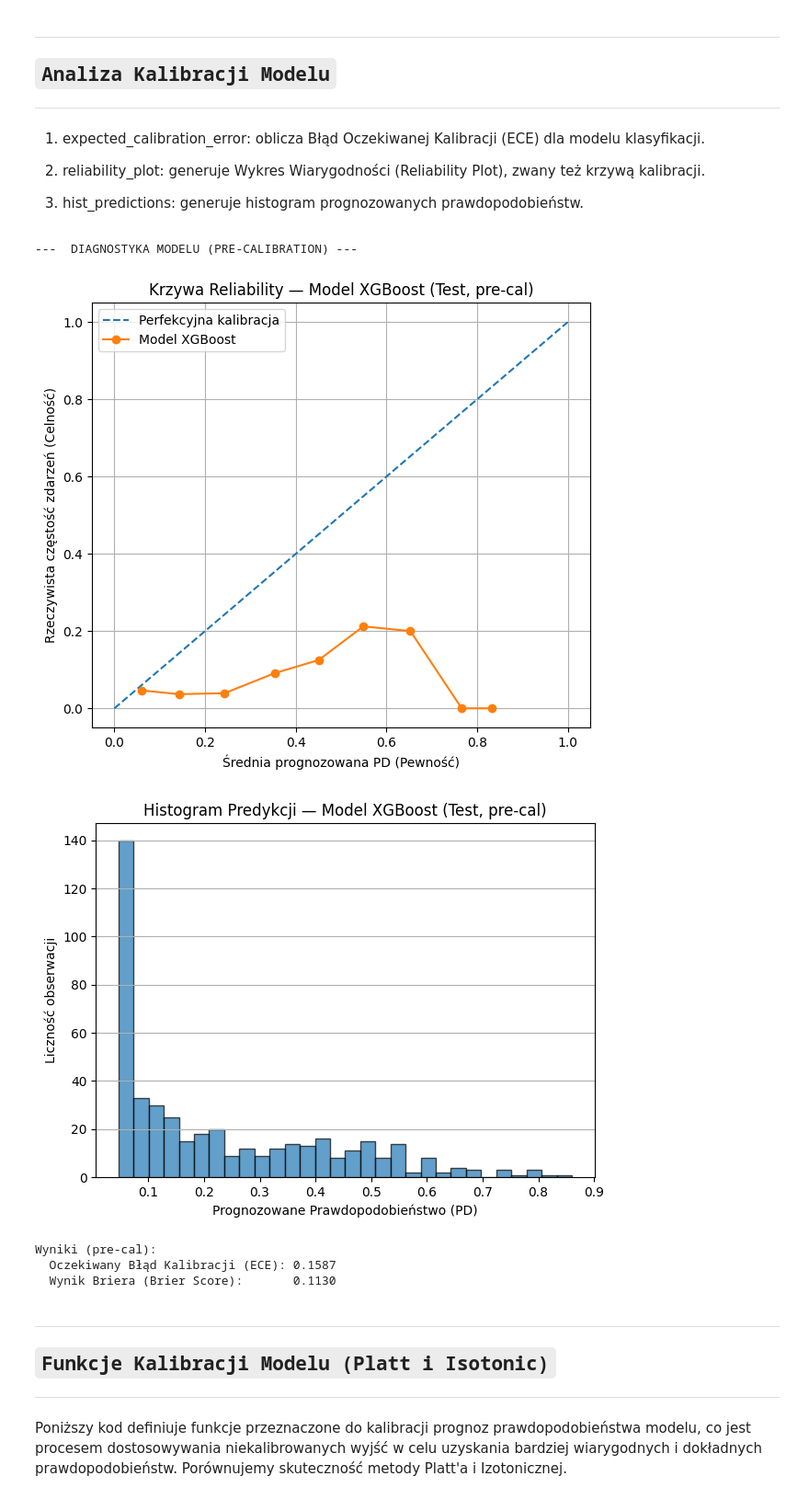
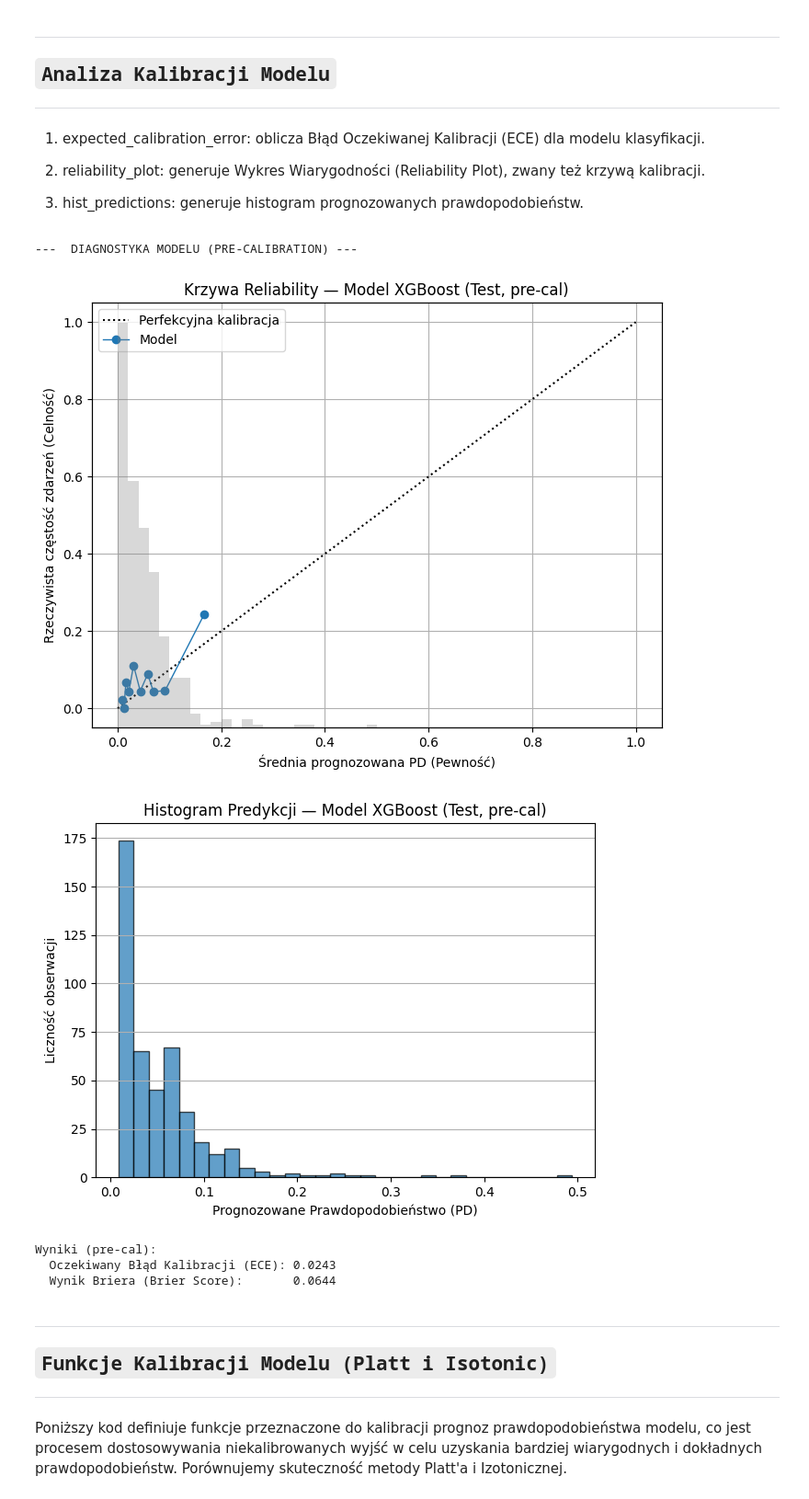
Before and after one commit to mila2023/Model_interpretowalny, a Jupyter notebook: XGBoost_model.ipynb, the cells around one changed output. Shown at 92% size. Cells and saved outputs as stored; diff of their text form; code cells hidden in the pictures.

Commit message:
Oh yeaaaaaah - sprzatanie modelu XGBoost

```diff
--- a/XGBoost_model.ipynb
+++ b/XGBoost_model.ipynb
@@ -291,7 +365,8 @@ xgb_model = xgb.XGBClassifier(
     eval_metric='auc',
     early_stopping_rounds=50,
     random_state=42,
-    scale_pos_weight = (y_train == 0).sum() / (y_train == 1).sum()
+    # scale_pos_weight = (y_train == 0).sum() / (y_train == 1).sum(),
+    monotone_constraints=constraints
 )
 
 pipeline = Pipeline(steps=[
@@ -726,7 +838,11 @@ Generuję wykres 'summary_plot' tylko dla przypadków FN:
 3. hist_predictions: generuje histogram prognozowanych prawdopodobieństw.
 # %%
 def expected_calibration_error(y_true, p, n_bins=10):
+    y_true = np.array(y_true)
+    p = np.array(p)
 
+    if p.ndim > 1:
+        p = p.ravel()
     bins = np.linspace(0.0, 1.0, n_bins+1)
     ece = 0.0
     for i in range(n_bins):
@@ -737,50 +853,76 @@ def expected_calibration_error(y_true, p, n_bins=10):
             ece += (mask.sum()/len(p)) * abs(acc - conf)
     return ece
 
+# def reliability_plot(y_true, p, title):
+
+#     frac_pos, mean_pred = calibration_curve(y_true, p, n_bins=10, strategy='uniform')
+
+#     plt.figure(figsize=(7, 6))
+#     plt.plot([0,1],[0,1], '--', label='Perfekcyjna kalibracja')
+#     plt.plot(mean_pred, frac_pos, marker='o', label='Model XGBoost')
+#     plt.title(title)
+#     plt.xlabel("Średnia prognozowana PD (Pewność)")
+#     plt.ylabel("Rzeczywista częstość zdarzeń (Celność)")
+#     plt.legend()
+#     plt.grid(True)
+#     plt.show()
+
+
+# NOWA WERSJA -----------------------------------------------------------------------------------------------------
+
+
 def reliability_plot(y_true, p, title):
+    frac_pos, mean_pred = calibration_curve(y_true, p, n_bins=10, strategy='quantile')
 
-    frac_pos, mean_pred = calibration_curve(y_true, p, n_bins=10, strategy='uniform')
+    plt.figure(figsize=(8, 6))
 
-    plt.figure(figsize=(7, 6))
-    plt.plot([0,1],[0,1], '--', label='Perfekcyjna kalibracja')
-    plt.plot(mean_pred, frac_pos, marker='o', label='Model XGBoost')
+    plt.plot([0, 1], [0, 1], 'k:', label='Perfekcyjna kalibracja')
+
+    plt.plot(mean_pred, frac_pos, marker='o', linewidth=1, label='Model')
+
+    ax = plt.gca()
+    ax2 = ax.twinx()
+    ax2.hist(p, bins=50, range=(0,1), alpha=0.3, color='gray', label='Rozkład predykcji')
+    ax2.set_yticks([]) # Ukrywamy liczby histogramu, żeby nie zaciemniać
+
     plt.title(title)
-    plt.xlabel("Średnia prognozowana PD (Pewność)")
-    plt.ylabel("Rzeczywista częstość zdarzeń (Celność)")
-    plt.legend()
-    plt.grid(True)
+    ax.set_xlabel("Średnia prognozowana PD (Pewność)")
+    ax.set_ylabel("Rzeczywista częstość zdarzeń (Celność)")
+
+    ax.legend(loc='upper left')
+    ax.grid(True)
     plt.show()
 
 def hist_predictions(p, title):
 
     plt.figure(figsize=(7, 5))
     plt.hist(p, bins=30, edgecolor='k', alpha=0.7)
     plt.title(title)
     plt.xlabel("Prognozowane Prawdopodobieństwo (PD)")
     plt.ylabel("Liczność obserwacji")
     plt.grid(axis='y')
     plt.show()
 
 
 print("---  DIAGNOSTYKA MODELU (PRE-CALIBRATION) ---")
 
 reliability_plot(y_test, y_proba, "Krzywa Reliability — Model XGBoost (Test, pre-cal)")
 
 hist_predictions(y_proba, "Histogram Predykcji — Model XGBoost (Test, pre-cal)")
 
 ece_pre = expected_calibration_error(y_test, y_proba, n_bins=10)
 brier_pre = brier_score_loss(y_test, y_proba)
 
 print(f"\nWyniki (pre-cal):")
 print(f"  Oczekiwany Błąd Kalibracji (ECE): {ece_pre:.4f}")
 print(f"  Wynik Briera (Brier Score):       {brier_pre:.4f}")
 # %% [output]
 ---  DIAGNOSTYKA MODELU (PRE-CALIBRATION) ---
-[figure, old version]
+[figure, new version]
-[figure, old version]
+[figure, new version]
 Wyniki (pre-cal):
-  Oczekiwany Błąd Kalibracji (ECE): 0.1587
-  Wynik Briera (Brier Score):       0.1130
+  Oczekiwany Błąd Kalibracji (ECE): 0.0243
+  Wynik Briera (Brier Score):       0.0644
 # %% [markdown]
 ---
 ## `Funkcje Kalibracji Modelu (Platt i Isotonic)`
```
Also changed, not shown: parts of 21 cells of this notebook, 2 other files.
